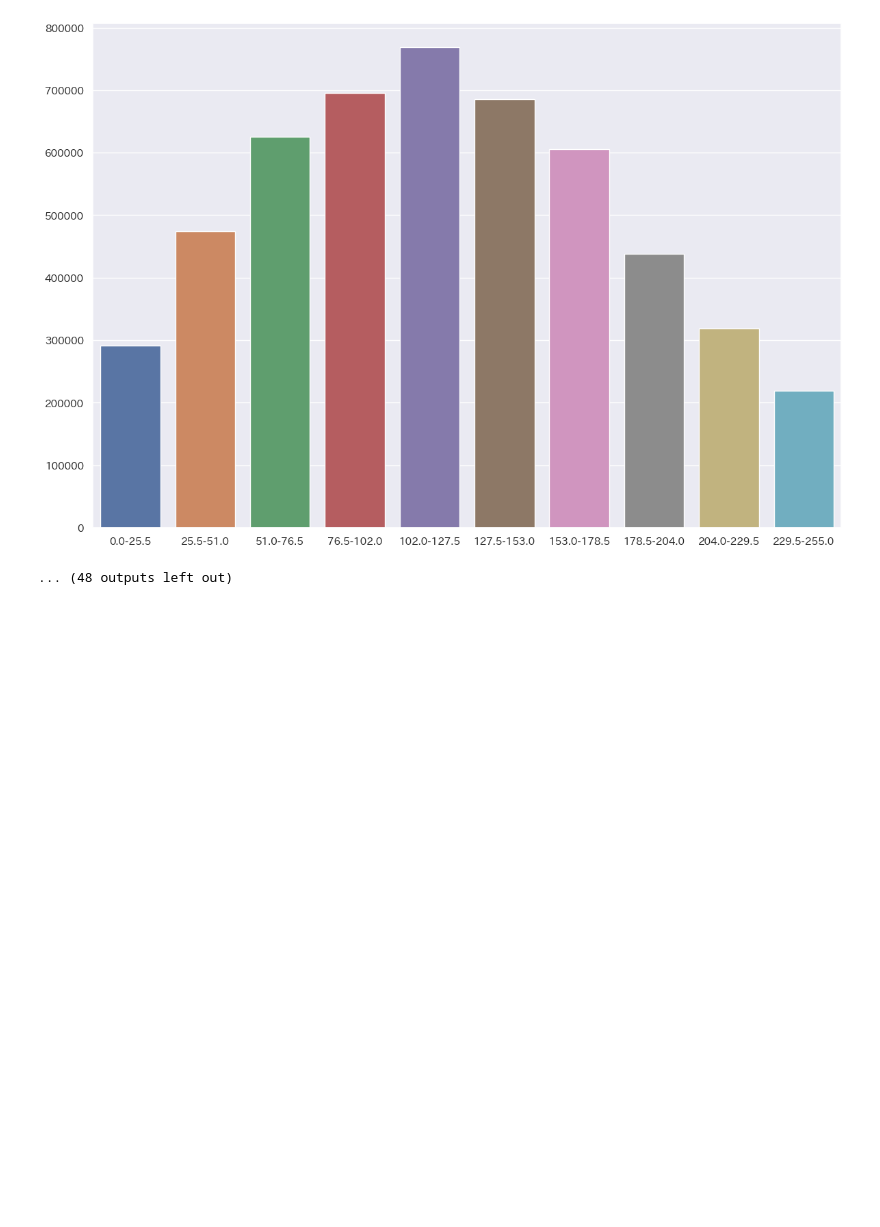
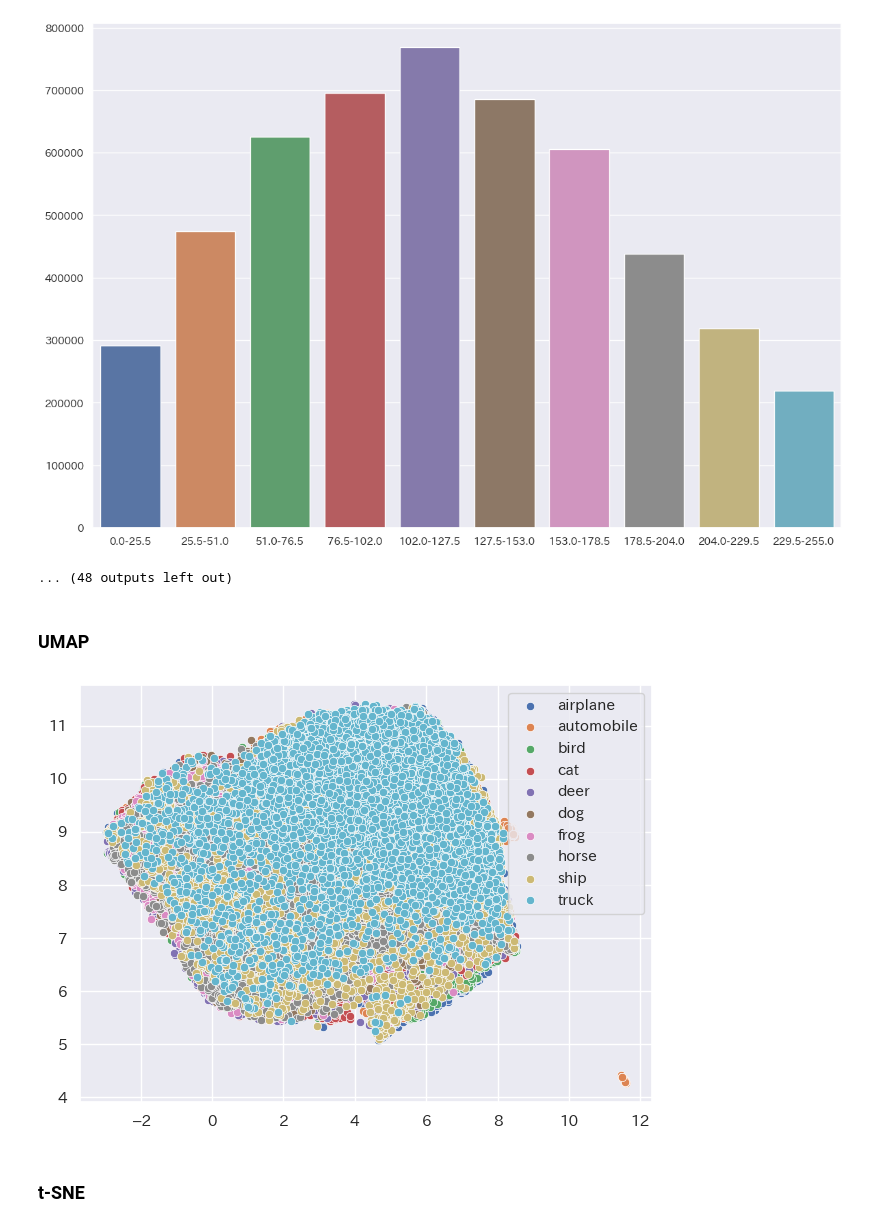
Before and after one commit to ryoma-jp/samples, a Jupyter notebook: python/templates/data_analysis/work/nb_samples/image_data_classification-keras_cnn/image_data_analysis.ipynb, the cells around one changed output. Cells and saved outputs as stored; diff of their text form; code cells hidden in the pictures; blank space fills up the shorter version.

Commit message:
add UMAP and t-SNE

```diff
--- a/python/templates/data_analysis/work/nb_samples/image_data_classification-keras_cnn/image_data_analysis.ipynb
+++ b/python/templates/data_analysis/work/nb_samples/image_data_classification-keras_cnn/image_data_analysis.ipynb
@@ -231,3 +234,27 @@ for ch in range(3):
  * dog
 [figure]
 ... (48 outputs left out)
+# %% [markdown]
+### UMAP
+# %%
+n_data = dict_x['train'].shape[0]
+mapper = umap.UMAP(random_state=1234)
+features = mapper.fit_transform(dict_x['train'].reshape(n_data, -1))
+# %%
+features_x = features[:, 0]
+features_y = features[:, 1]
+for class_id in range(10):
+    sns.scatterplot(
+        x=features_x[dict_y['train']==class_id],
+        y=features_y[dict_y['train']==class_id],
+        label=dict_y["label_names"][class_id]
+    )
+
+plt.tight_layout()
+plt.legend()
+plt.show()
+plt.close()
+# %% [output]
+[figure, added]
+# %% [markdown]
+### t-SNE
```
Also changed, not shown: parts of 6 cells of this notebook, 1 other file.
